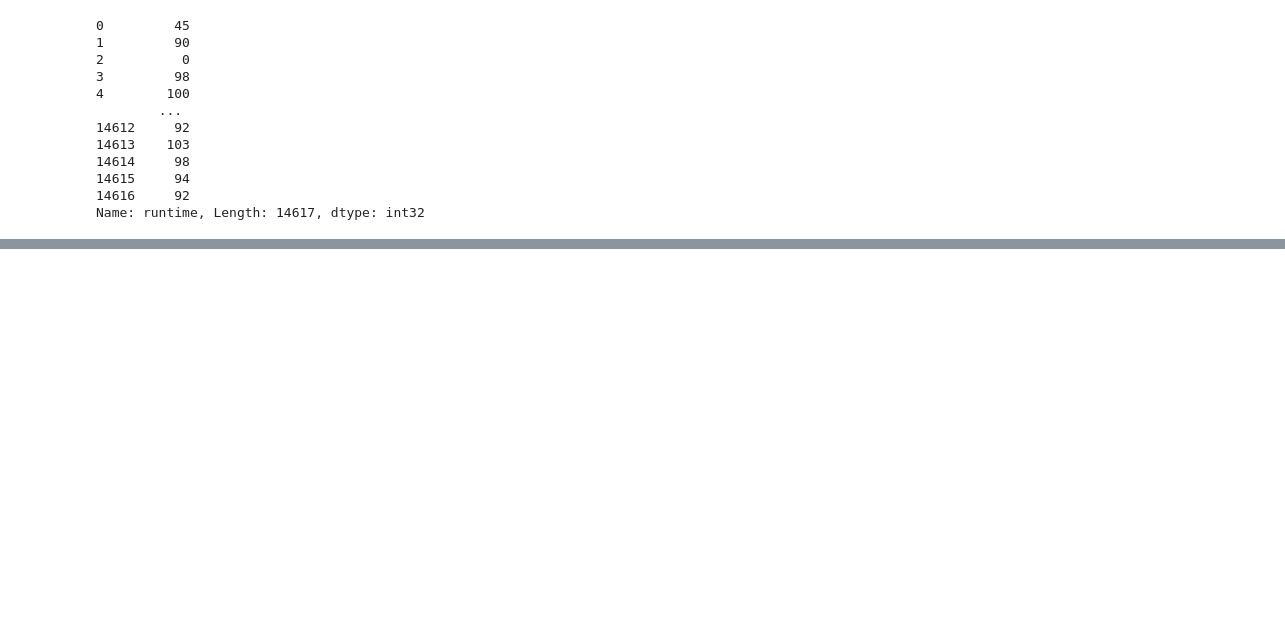
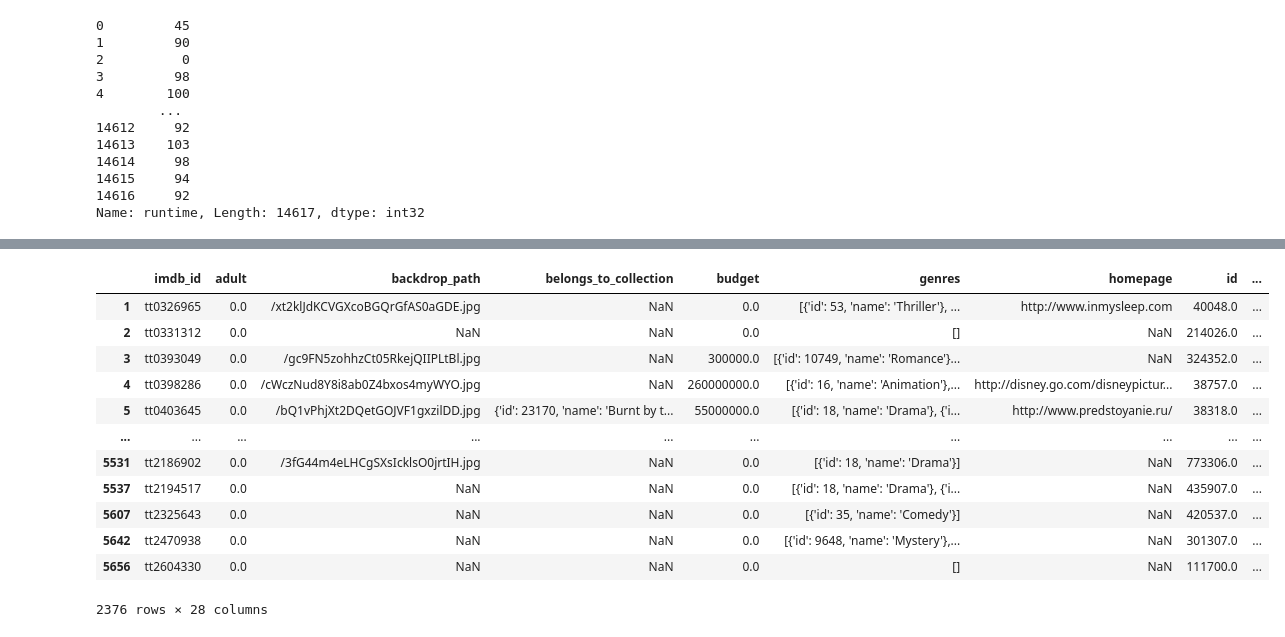
Before and after one commit to elleniayele/project-3-part-4, a Jupyter notebook: project3 part 2 (1) (2).ipynb, the cells around one changed output, grey strips where cells are left out. Cells and saved outputs as stored; diff of their text form; code cells hidden in the pictures; blank space fills up the shorter version.

```diff
--- a/project3 part 2 (1) (2).ipynb
+++ b/project3 part 2 (1) (2).ipynb
@@ -659,0 +667,5 @@ since we are comparing
+# %%
+new_cols = ['year','month','day']
+df[new_cols] = df['release_date'].str.split('-',expand=True)
+df[new_cols] = df[new_cols].astype(float)
+df
@@ -659,0 +686,3 @@ since we are comparing
+# %%
+## drop original feature
+df = df.drop(columns=['release_date'])
@@ -659,0 +694,16 @@ since we are comparing
+# %%
+df_2010
+# %% [output]
+|  | imdb_id | adult | backdrop_path | belongs_to_collection | budget | genres | homepage | id | ... |
+| 1 | tt0326965 | 0.0 | /xt2klJdKCVGXcoBGQrGfAS0aGDE.jpg | NaN | 0.0 | [{'id': 53, 'name': 'Thriller'}, ... | http://www.inmysleep.com | 40048.0 | ... |
+| 2 | tt0331312 | 0.0 | NaN | NaN | 0.0 | [] | NaN | 214026.0 | ... |
+| 3 | tt0393049 | 0.0 | /gc9FN5zohhzCt05RkejQIIPLtBl.jpg | NaN | 300000.0 | [{'id': 10749, 'name': 'Romance'}... | NaN | 324352.0 | ... |
+| 4 | tt0398286 | 0.0 | /cWczNud8Y8i8ab0Z4bxos4myWYO.jpg | NaN | 260000000.0 | [{'id': 16, 'name': 'Animation'},... | http://disney.go.com/disneypictur... | 38757.0 | ... |
+| 5 | tt0403645 | 0.0 | /bQ1vPhjXt2DQetGOJVF1gxzilDD.jpg | {'id': 23170, 'name': 'Burnt by t... | 55000000.0 | [{'id': 18, 'name': 'Drama'}, {'i... | http://www.predstoyanie.ru/ | 38318.0 | ... |
+| ... | ... | ... | ... | ... | ... | ... | ... | ... | ... |
+| 5531 | tt2186902 | 0.0 | /3fG44m4eLHCgSXsIcklsO0jrtIH.jpg | NaN | 0.0 | [{'id': 18, 'name': 'Drama'}] | NaN | 773306.0 | ... |
+| 5537 | tt2194517 | 0.0 | NaN | NaN | 0.0 | [{'id': 18, 'name': 'Drama'}, {'i... | NaN | 435907.0 | ... |
+| 5607 | tt2325643 | 0.0 | NaN | NaN | 0.0 | [{'id': 35, 'name': 'Comedy'}] | NaN | 420537.0 | ... |
+| 5642 | tt2470938 | 0.0 | NaN | NaN | 0.0 | [{'id': 9648, 'name': 'Mystery'},... | NaN | 301307.0 | ... |
+| 5656 | tt2604330 | 0.0 | NaN | NaN | 0.0 | [] | NaN | 111700.0 | ... |
+2376 rows × 28 columns
```
Also changed, not shown: parts of 74 cells of this notebook, 1 other file.
